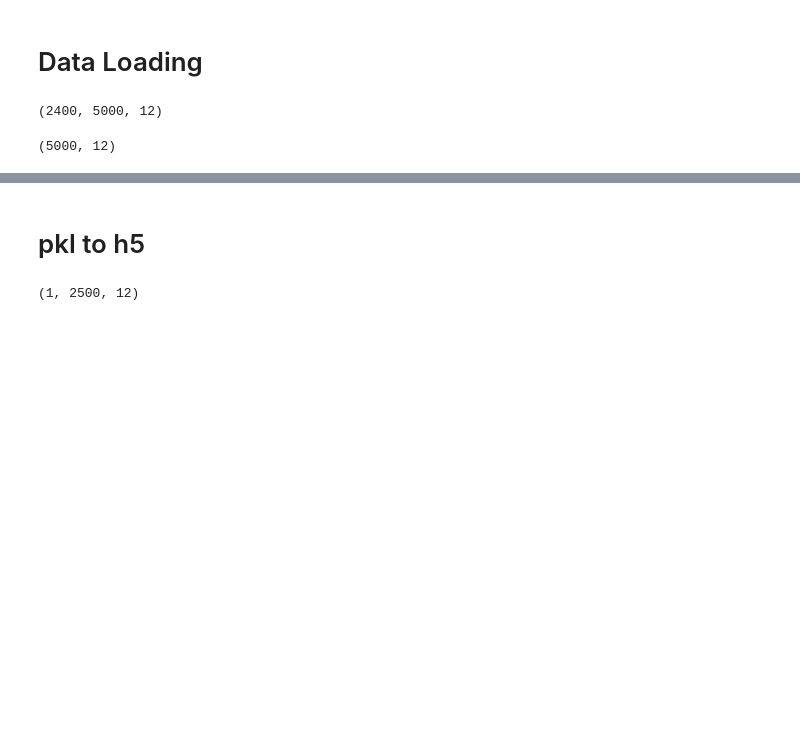
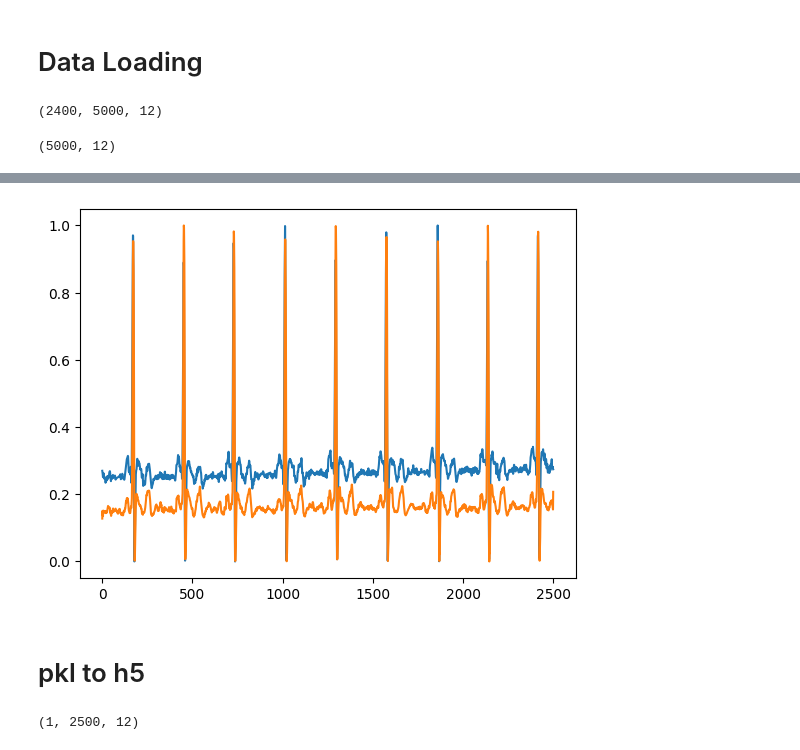
Before and after one commit to LEEHM97/Artifact-Detection-In-ECG, a Jupyter notebook: preprocessing.ipynb, the cells around one changed output, grey strips where cells are left out. Cells and saved outputs as stored; diff of their text form; code cells hidden in the pictures; blank space fills up the shorter version.

```diff
--- a/preprocessing.ipynb
+++ b/preprocessing.ipynb
@@ -124,2 +120,13 @@ custom_label = np.array(df['custom_new'].to_list())
+# %%
+a = sub[0][:,0]
+b = sub[0][:,-1]
+
+a = (a-a.min()) / (a.max() - a.min())
+b = (b-b.min()) /(b.max() - b.min())
+plt.plot(a)
+plt.plot(b)
+plt.show()
+# %% [output]
+[figure, added]
 # %%
 # with h5py.File("./dataset/KMedicon/processed_features_500.h5", 'w') as f:
```
Also changed, not shown: parts of 15 cells of this notebook, 9 other files.
